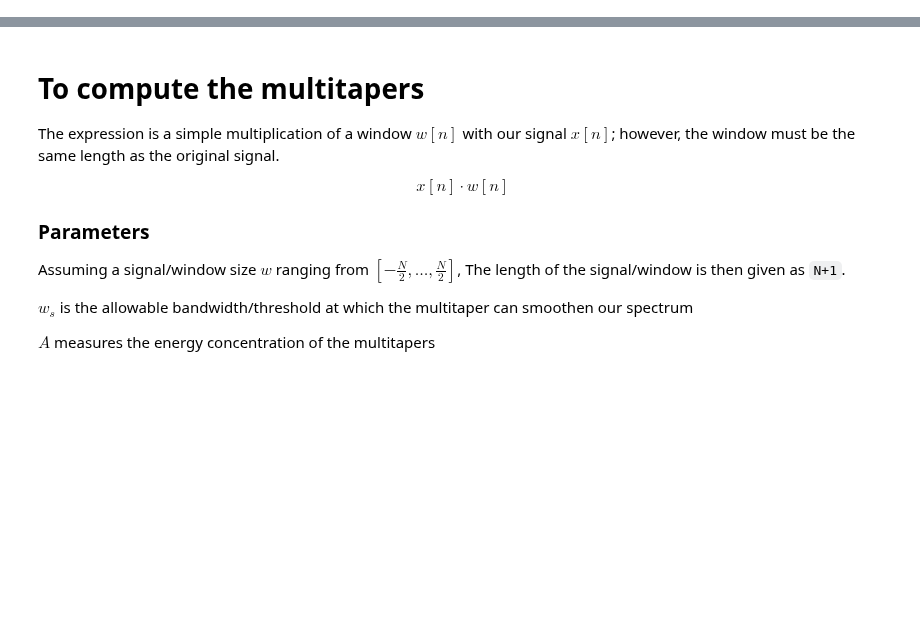
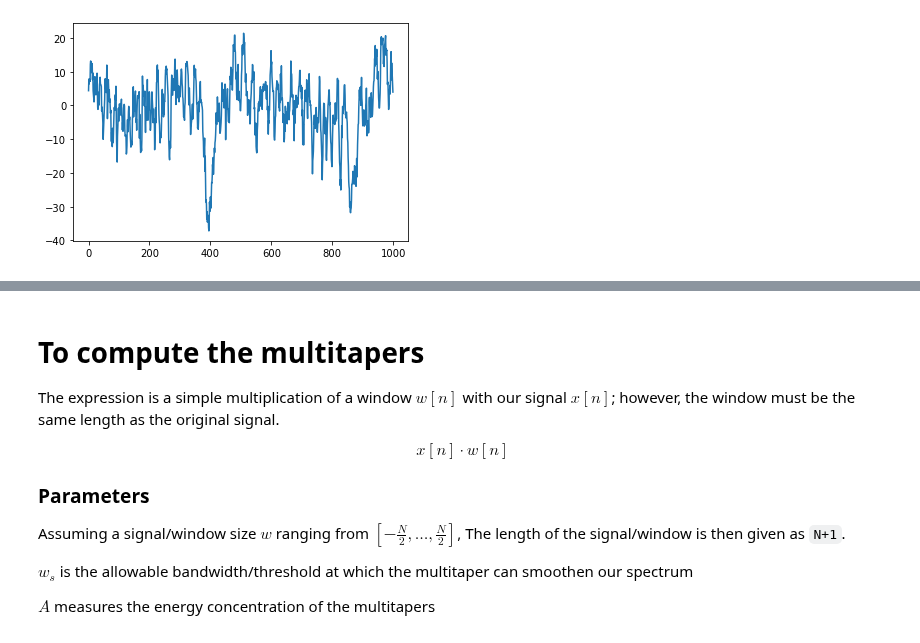
Before and after one commit to kerim325/SIP_Tutorials, a Jupyter notebook: multitapers/multitapers_solutions.ipynb, the cells around one changed output, grey strips where cells are left out. Cells and saved outputs as stored; diff of their text form; code cells hidden in the pictures; blank space fills up the shorter version.

```diff
--- a/multitapers/multitapers_solutions.ipynb
+++ b/multitapers/multitapers_solutions.ipynb
@@ -15,0 +42,9 @@ $\quad\quad\quad\quad$ Jakob PRAGER
+# %%
+#load data
+data_x = scipy.io.loadmat('tutorialdata.mat')['array']
+
+# plot one sample signal of the SSVEP dataset
+plt.plot(data_x[20])
+plt.show()
+# %% [output]
+[figure, added]
```
Also changed, not shown: parts of 30 cells of this notebook, 6 other files.
